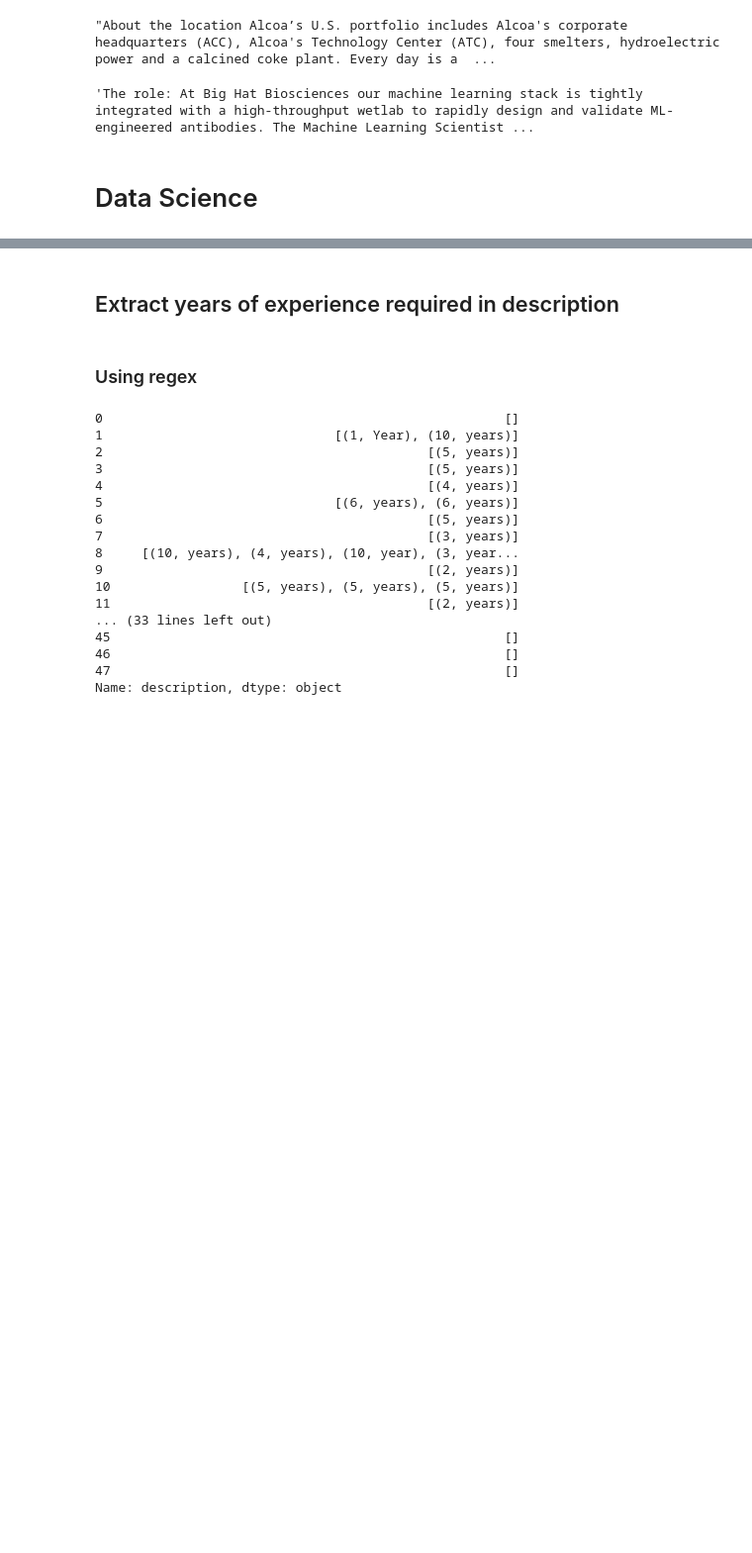
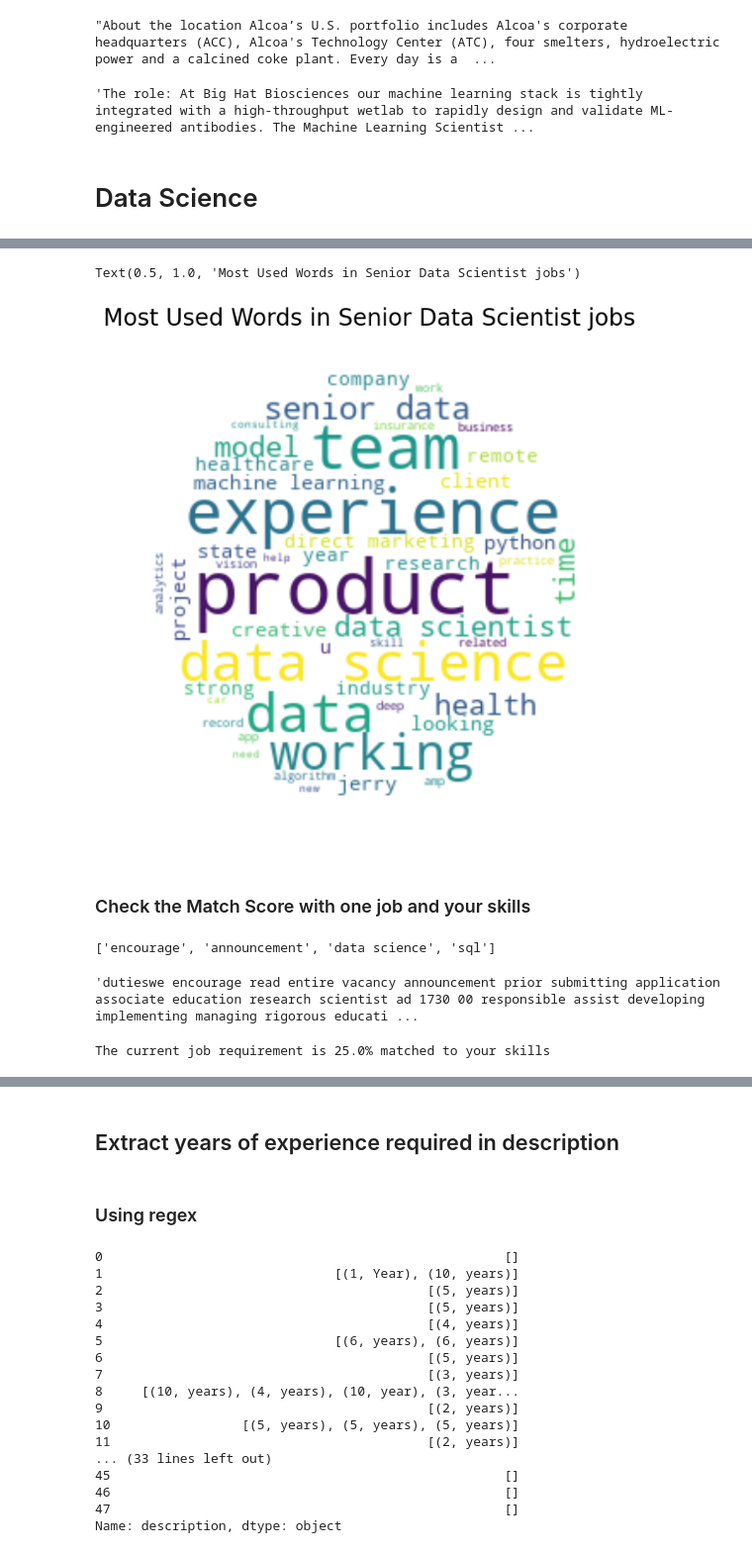
Before and after one commit to lucasvascrocha/LinkedIn-scrap, a Jupyter notebook: google_cloud/analysis.ipynb, the cells around one changed output, grey strips where cells are left out. Shown at 99% size. Drawn from its saved outputs; the diff is of its cells as text; code cells hidden in the pictures; blank space fills up the shorter version.

```diff
--- a/google_cloud/analysis.ipynb
+++ b/google_cloud/analysis.ipynb
@@ -430,0 +427,5 @@ df_target.head()
+# %%
+#Entity Ruler
+ruler = nlp.add_pipe("entity_ruler")
+ruler.from_disk(skill_pattern_path)
+nlp.pipe_names
@@ -430,0 +475,3 @@ df_target.head()
+# %%
+#data = df_job.copy()
+data = df_job.head(50)
@@ -430,0 +519,5 @@ df_target.head()
+# %%
+data['clean_description'] = clean
+data["skills"] = data["clean_description"].str.lower().apply(get_skills)
+data["skills"] = data["skills"].apply(unique_skills)
+data.head()
@@ -430,0 +583,3 @@ df_target.head()
+# %%
+#Job_Category ='ALL'
+Job_Category ='Senior Data Scientist'
@@ -430,0 +669,41 @@ df_target.head()
+# %%
+Job_Category ='Senior Data Scientist'
+
+text = ""
+for i in data[data["title"] == Job_Category]["clean_description"].values:
+    text += i + " "
+
+plt.figure(figsize=(8, 8))
+
+x, y = np.ogrid[:300, :300]
+
+mask = (x - 150) ** 2 + (y - 150) ** 2 > 130 ** 2
+mask = 255 * mask.astype(int)
+
+wc = WordCloud(
+    width=800,
+    height=800,
+    background_color="white",
+    min_font_size=6,
+    repeat=True,
+    mask=mask,
+)
+wc.generate(text)
+
+plt.axis("off")
+plt.imshow(wc, interpolation="bilinear")
+plt.title(f"Most Used Words in {Job_Category} jobs", fontsize=20)
+# %% [output]
+Text(0.5, 1.0, 'Most Used Words in Senior Data Scientist jobs')
+[figure, added]
+# %% [markdown]
+### Check the Match Score with one job and your skills
+# %%
+lowercase_list = [item.lower() for item in input_skills]
+lowercase_list
+# %% [output]
+['encourage', 'announcement', 'data science', 'sql']
+# %%
+data.iloc[0]['clean_description']
+# %% [output]
+'dutieswe encourage read entire vacancy announcement prior submitting application associate education research scientist ad 1730 00 responsible assist developing implementing managing rigorous educati ...
@@ -430,0 +712,13 @@ df_target.head()
+# %%
+req_skills = ['publishing', 'Certificate', 'data science', 'sql']
+resume_skills = unique_skills(get_skills(input_job))
+score = 0
+for x in req_skills:
+    if x in resume_skills:
+        score += 1
+req_skills_len = len(req_skills)
+match = round(score / req_skills_len * 100, 1)
+
+print(f"The current job requirement is {match}% matched to your skills")
+# %% [output]
+The current job requirement is 25.0% matched to your skills
```
Also changed, not shown: parts of 110 cells of this notebook, 3 other files.
